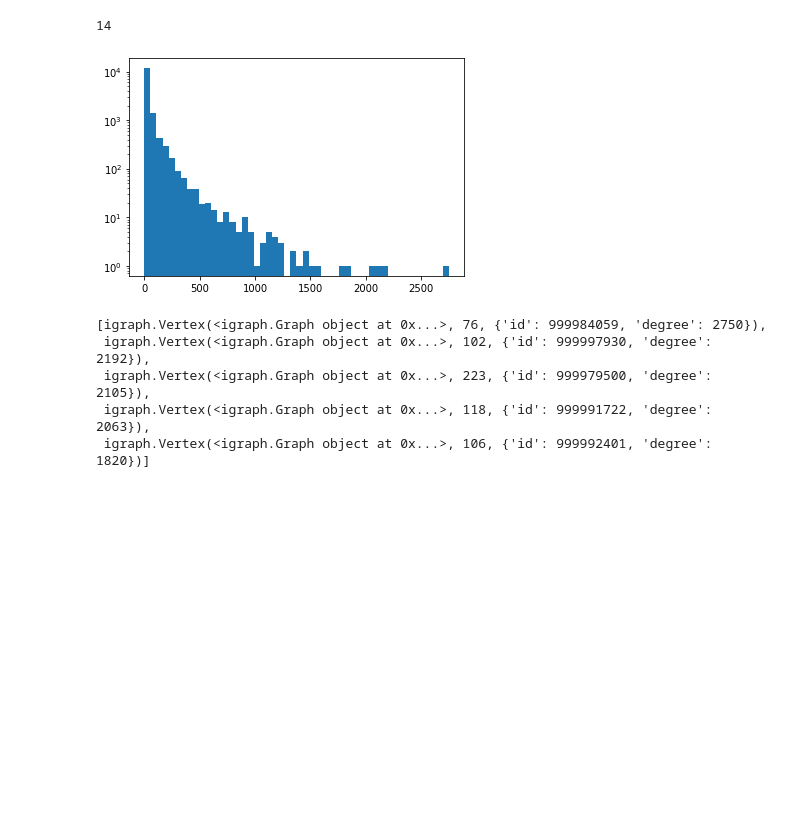
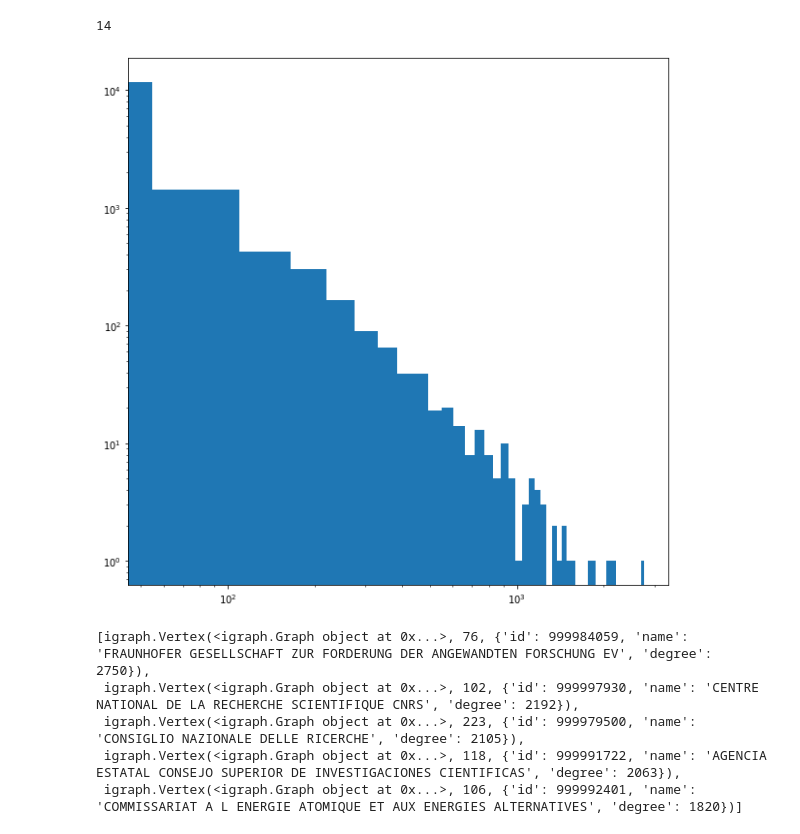
Before and after one commit to andremann/SciSci-course, a Jupyter notebook: notebooks/03.1-lab_project_network.ipynb, the cells around one changed output. Cells and saved outputs as stored; diff of their text form; code cells hidden in the pictures; blank space fills up the shorter version.

```diff
--- a/notebooks/03.1-lab_project_network.ipynb
+++ b/notebooks/03.1-lab_project_network.ipynb
@@ -1,13 +1,10 @@
 # %%
 import numpy as np
 import pandas as pd
-pd.set_option('display.max_columns', None)
-pd.set_option('display.max_colwidth', 50)
 
-# import networkx as nx
-# from networkx.algorithms import bipartite
 import igraph as ig
 
 import matplotlib.pyplot as plt
+plt.rcParams['figure.figsize'] = [10, 10]
 # %% [markdown]
 # Data preparation
@@ -144,8 +167,8 @@ organisations[organisations.name.isin(organisations.projectAcronym.values)]
 # %%
 G = ig.Graph.TupleList(
       edges=organisations[['organisationID', 'projectID']].values,
+      directed=False,
       vertex_name_attr='id',
-      directed=False
       )
 # %%
 is_bipartite, types = G.is_bipartite(return_types = True)
@@ -278,20 +356,21 @@ G_org_projection.degree(1)
 # %%
 G_org_projection.vs['degree'] = G_org_projection.degree()
 # %%
-plt.hist(G_org_projection.vs['degree'], 50);
+plt.hist(G_org_projection.vs['degree'], 50)
 plt.yscale('log')
+plt.xscale('log')
 # %% [output]
-[figure, old version]
+[figure, new version]
 # %%
 highest_degree = sorted(G_org_projection.vs, key=lambda v: v['degree'], reverse=True)
 # %%
 highest_degree[:5]
 # %% [output]
-[igraph.Vertex(<igraph.Graph object at 0x...>, 76, {'id': 999984059, 'degree': 2750}),
- igraph.Vertex(<igraph.Graph object at 0x...>, 102, {'id': 999997930, 'degree': 2192}),
- igraph.Vertex(<igraph.Graph object at 0x...>, 223, {'id': 999979500, 'degree': 2105}),
- igraph.Vertex(<igraph.Graph object at 0x...>, 118, {'id': 999991722, 'degree': 2063}),
- igraph.Vertex(<igraph.Graph object at 0x...>, 106, {'id': 999992401, 'degree': 1820})]
+[igraph.Vertex(<igraph.Graph object at 0x...>, 76, {'id': 999984059, 'name': 'FRAUNHOFER GESELLSCHAFT ZUR FORDERUNG DER ANGEWANDTEN FORSCHUNG EV', 'degree': 2750}),
+ igraph.Vertex(<igraph.Graph object at 0x...>, 102, {'id': 999997930, 'name': 'CENTRE NATIONAL DE LA RECHERCHE SCIENTIFIQUE CNRS', 'degree': 2192}),
+ igraph.Vertex(<igraph.Graph object at 0x...>, 223, {'id': 999979500, 'name': 'CONSIGLIO NAZIONALE DELLE RICERCHE', 'degree': 2105}),
+ igraph.Vertex(<igraph.Graph object at 0x...>, 118, {'id': 999991722, 'name': 'AGENCIA ESTATAL CONSEJO SUPERIOR DE INVESTIGACIONES CIENTIFICAS', 'degree': 2063}),
+ igraph.Vertex(<igraph.Graph object at 0x...>, 106, {'id': 999992401, 'name': 'COMMISSARIAT A L ENERGIE ATOMIQUE ET AUX ENERGIES ALTERNATIVES', 'degree': 1820})]
 # %%
 organisations[organisations.organisationID == 999984059].head()
 # %% [output]
```
Also changed, not shown: parts of 48 cells of this notebook.
